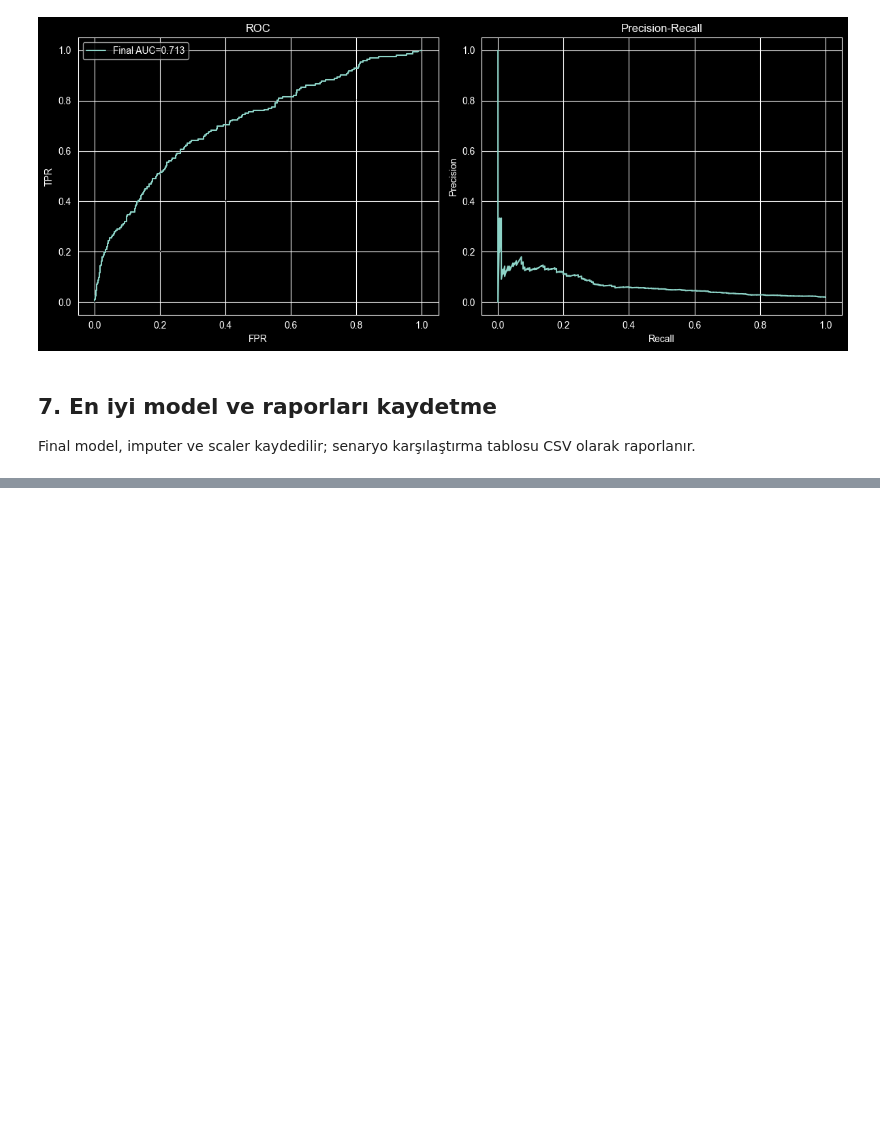
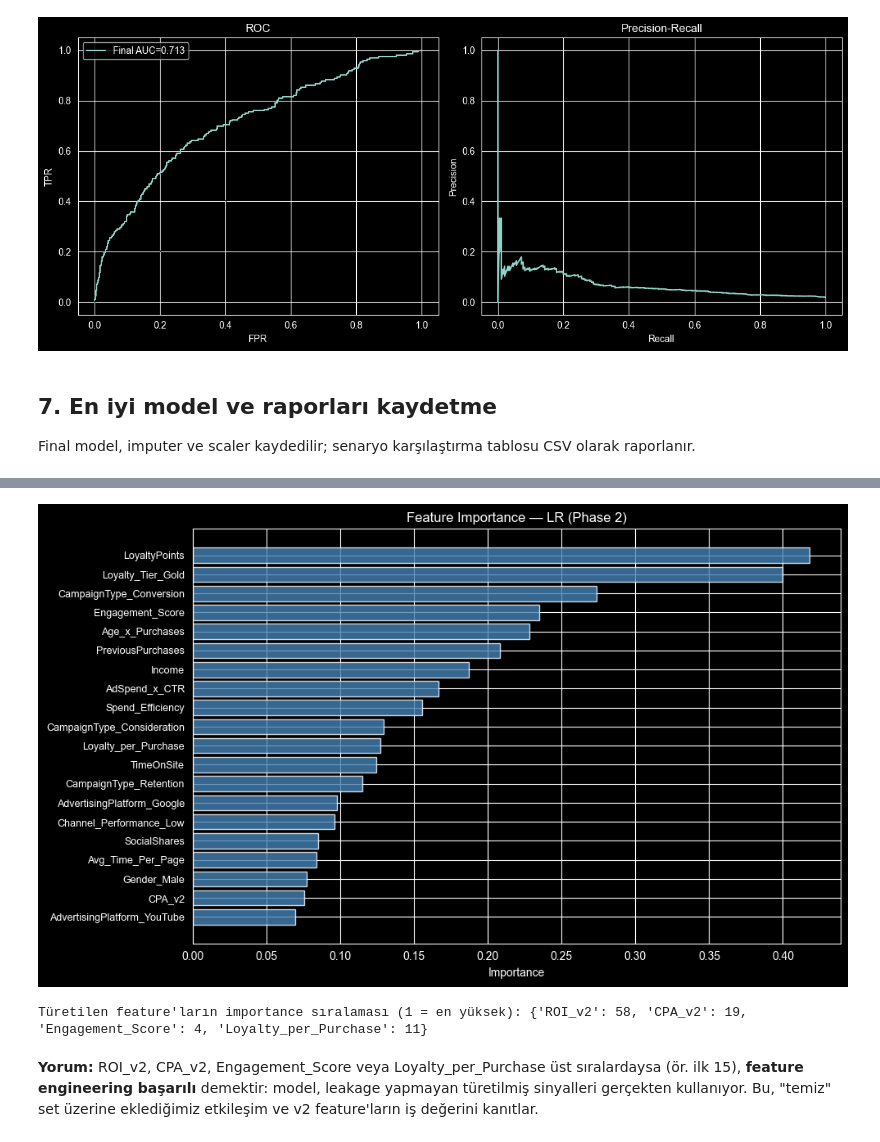
Before and after one commit to barkobt/tubitak-marketing-analytics, a Jupyter notebook: notebooks/04_model_comparison.ipynb, the cells around one changed output, grey strips where cells are left out. Cells and saved outputs as stored; diff of their text form; code cells hidden in the pictures; blank space fills up the shorter version.

```diff
--- a/notebooks/04_model_comparison.ipynb
+++ b/notebooks/04_model_comparison.ipynb
@@ -289,0 +329,5 @@ Final model, imputer ve scaler kaydedilir; senaryo karşılaştırma tablosu CSV
+# %%
+models_p2 = {}
+models_p2["LR"] = LogisticRegression(class_weight="balanced", max_iter=1000, random_state=RANDOM_STATE).fit(X_train_p2_s, y_train_p2)
+models_p2["RF"] = RandomForestClassifier(n_estimators=200, max_depth=12, min_samples_leaf=10, class_weight="balanced", random_state=RANDOM_STATE, n_jobs=-1).fit(X_train_p2_s, y_train_p2)
+models_p2["XGB"] = XGBClassifier(max_depth=6, learning_rate=0.01, n_estimators=1000, subsample=0.8, scale_pos_weight=scale_pos_p2, random_state=RANDOM_STATE, eval_metric="logloss", use_label_encoder=False).fit(X_train_p2_s, y_train_p2)
@@ -289,0 +415,29 @@ Final model, imputer ve scaler kaydedilir; senaryo karşılaştırma tablosu CSV
+# %%
+# Feature importance: LR için |coef|, RF/XGB için feature_importances_
+feat_names = np.array(X_phase2.columns)
+if hasattr(best_m, "feature_importances_"):
+    imp = best_m.feature_importances_
+else:
+    imp = np.abs(best_m.coef_[0])
+idx = np.argsort(imp)[::-1][:20]
+fig, ax = plt.subplots(figsize=(10, 6))
+ax.barh(range(len(idx)), imp[idx], color="steelblue", alpha=0.8)
+ax.set_yticks(range(len(idx)))
+ax.set_yticklabels(feat_names[idx], fontsize=9)
+ax.invert_yaxis()
+ax.set_xlabel("Importance")
+ax.set_title(f"Feature Importance — {best_model_p2} (Phase 2)")
+plt.tight_layout()
+plt.show()
+# %% [output]
+[figure, added]
+# %%
+# Türettiğimiz feature'ların sıralaması
+engineered = ["ROI_v2", "CPA_v2", "Engagement_Score", "Loyalty_per_Purchase"]
+rank_all = {f: np.where(feat_names == f)[0][0] for f in engineered if f in feat_names}
+rank_by_imp = {f: (np.argsort(imp)[::-1].tolist().index(np.where(feat_names == f)[0][0]) + 1) for f in engineered if f in feat_names}
+print("Türetilen feature'ların importance sıralaması (1 = en yüksek):", rank_by_imp)
+# %% [output]
+Türetilen feature'ların importance sıralaması (1 = en yüksek): {'ROI_v2': 58, 'CPA_v2': 19, 'Engagement_Score': 4, 'Loyalty_per_Purchase': 11}
+# %% [markdown]
+**Yorum:** ROI_v2, CPA_v2, Engagement_Score veya Loyalty_per_Purchase üst sıralardaysa (ör. ilk 15), **feature engineering başarılı** demektir: model, leakage yapmayan türetilmiş sinyalleri gerçekten kullanıyor. Bu, "temiz" set üzerine eklediğimiz etkileşim ve v2 feature'ların iş değerini kanıtlar.
```
Also changed, not shown: parts of 17 cells of this notebook.
